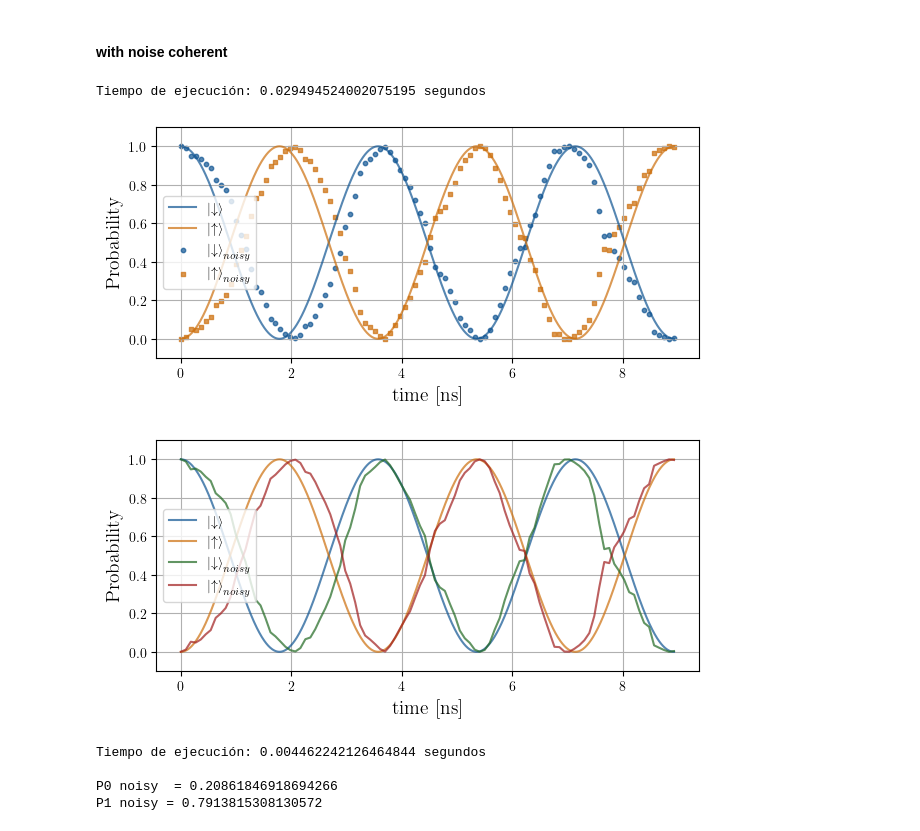
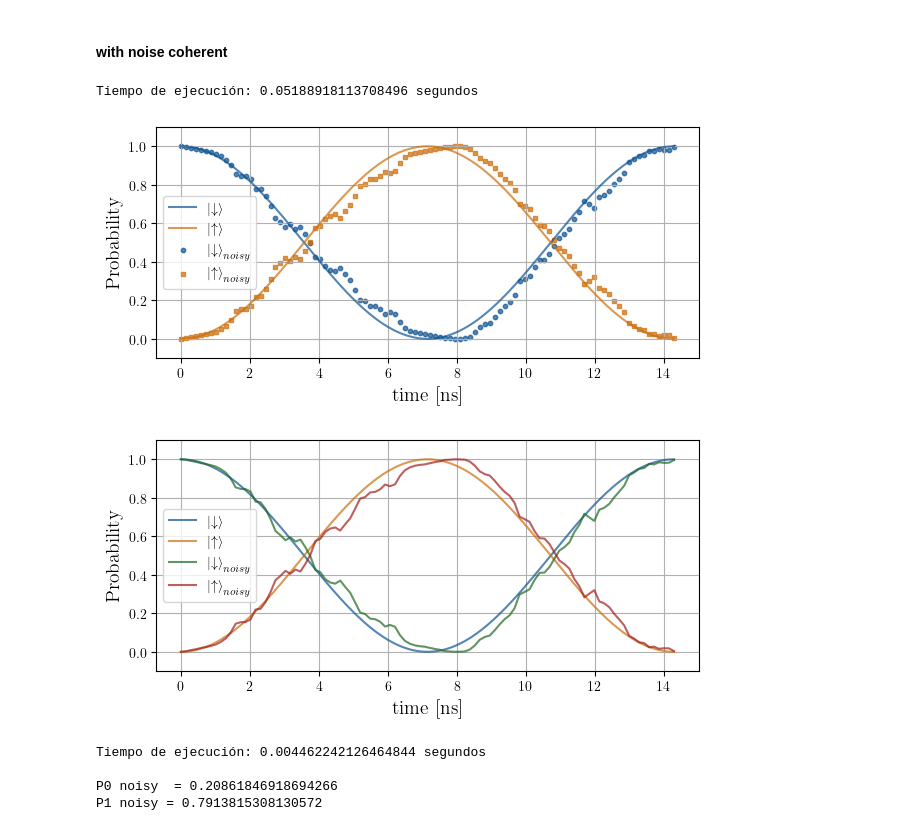
Before and after one commit to 6arlos6/QML_with_spins_using_DRU_algorithm, a Jupyter notebook: test_2_quantum_processor_model.ipynb, the cells around one changed output. Saved outputs shown, nothing was run; the diff lists cells and outputs as text; code cells hidden in the pictures.

```diff
--- a/test_2_quantum_processor_model.ipynb
+++ b/test_2_quantum_processor_model.ipynb
@@ -119,0 +143,14 @@ def measure_compuse_states_2q(procesor, list_states_overlap):
+# %%
+fig, ax = plt.subplots(figsize=(7, 4))
+plt.rcParams['text.usetex'] = True
+plt.rcParams['font.family'] = 'Times New Roman'
+plt.plot(tiempo*1e6 , pulso_cos, label = 'AC magnetic pulse')
+plt.plot(tiempo*1e6 , pulso, label = 'Square magnetic pulse aproximation')
+plt.grid()
+plt.legend()
+plt.title("")
+plt.ylabel("Amplitude")
+plt.xlabel(r"Time $\mu$ s")
+path_to_save_img = os.path.join("results_of_test","test_2","test_2_pulse.pdf")
+plt.savefig(path_to_save_img , format='pdf', bbox_inches = 'tight')
+plt.show()
@@ -124,8 +275,8 @@ def measure_compuse_states_2q(procesor, list_states_overlap):
 ket_0 = basis(2, 0)
 
 # Def procesador
-procesor_1 = Quantum_Spin_Proces(n_points_pulse_Ri = 1000)
-alpha = 5*np.pi
+procesor_1 = Quantum_Spin_Proces(n_points_pulse_Ri = 1000, nf=4)
+alpha = 2*np.pi
 out = procesor_1.Rx(alpha, ket_0, tf_expect=False)
 
 # get tme and states:
@@ -153,6 +304,7 @@ ax.set_xlabel('time [ns]', fontsize=14)
 ax.set_ylim(-0.1, 1.1)
 ax.legend()
 ax.grid()
-#plt.savefig(f"Rxaa_.pdf", format='pdf', bbox_inches = 'tight')
+path_to_save_img = os.path.join("results_of_test","test_3","test_2_pulse.pdf")
+plt.savefig(path_to_save_img , format='pdf', bbox_inches = 'tight')
 plt.show()
 # %% [output]
@@ -167,10 +344,10 @@ ket_0 = basis(2, 0)
 Npoints = 100
 inicio = time.time()
 procesor_2 = Quantum_Spin_Proces(n_points_pulse_Ri = Npoints, version_qutip="5",
-                                  n_points_pulse_Ri_spl=500,
-                                    tf_noise = True, noise_std = 0.025,
-                                      nstepsolver = 1000)
-angle = 5*np.pi
+                                  n_points_pulse_Ri_spl=1500,
+                                    tf_noise = True, noise_std = 0.015,
+                                      nstepsolver = 1000, nf = 4)
+angle = 2*np.pi
 out = procesor_2.Rx(angle, ket_0, tf_expect=False)
 fin = time.time()
 
@@ -193,36 +370,36 @@ probability_1_noisy = [np.abs(state_1 @ state)[0][0]**2 for state in get_statest
 # plot measure:
 fig, ax = plt.subplots(figsize=(7, 3))
 plt.rcParams['font.family'] = 'Times New Roman'
 plot_measure_continuous(ax, t, probability_0, 0, 'downarrow')
 plot_measure_continuous(ax, t, probability_1, 1, 'uparrow')
 plot_measure_scatter(ax, t_noisy, probability_0_noisy,0,  'downarrow', N=Npoints, random_seed=42, tf_noise = True)
 plot_measure_scatter(ax, t_noisy, probability_1_noisy, 1, 'uparrow', N=Npoints, random_seed=42, tf_noise = True)
 ax.set_ylabel(rf'Probability', fontsize=14)
 ax.set_xlabel(r'time [ns]', fontsize=14)
 #ax.set_title(rf'Probability of state $\left| {i} \right\rangle$', fontsize=16)
 ax.set_ylim(-0.1, 1.1)
 ax.legend()
 ax.grid()
 plt.show()
 
 
 fig, ax = plt.subplots(figsize=(7, 3))
 plt.rcParams['font.family'] = 'Times New Roman'
 plot_measure_continuous(ax, t, probability_0, 0, 'downarrow')
 plot_measure_continuous(ax, t, probability_1, 1, 'uparrow')
 plot_measure_continuous(ax, t_noisy, probability_0_noisy, 2, 'downarrow', tf_noise = True)
 plot_measure_continuous(ax, t_noisy, probability_1_noisy, 3, 'uparrow', tf_noise = True)
 ax.set_ylabel(rf'Probability', fontsize=14)
 ax.set_xlabel(r'time [ns]', fontsize=14)
 #ax.set_title(rf'Probability of state $\left| {i} \right\rangle$', fontsize=16)
 ax.set_ylim(-0.1, 1.1)
 ax.legend()
 ax.grid()
 plt.show()
 # %% [output]
-Tiempo de ejecución: 0.029494524002075195 segundos
+Tiempo de ejecución: 0.05188918113708496 segundos
-[figure, old version]
+[figure, new version]
-[figure, old version]
+[figure, new version]
 # %%
 # BORRAR
 #start = np.log10(0.0010)  # Logaritmo base 10 de 0.001
```
Also changed, not shown: parts of 18 cells of this notebook, 9 other files.
